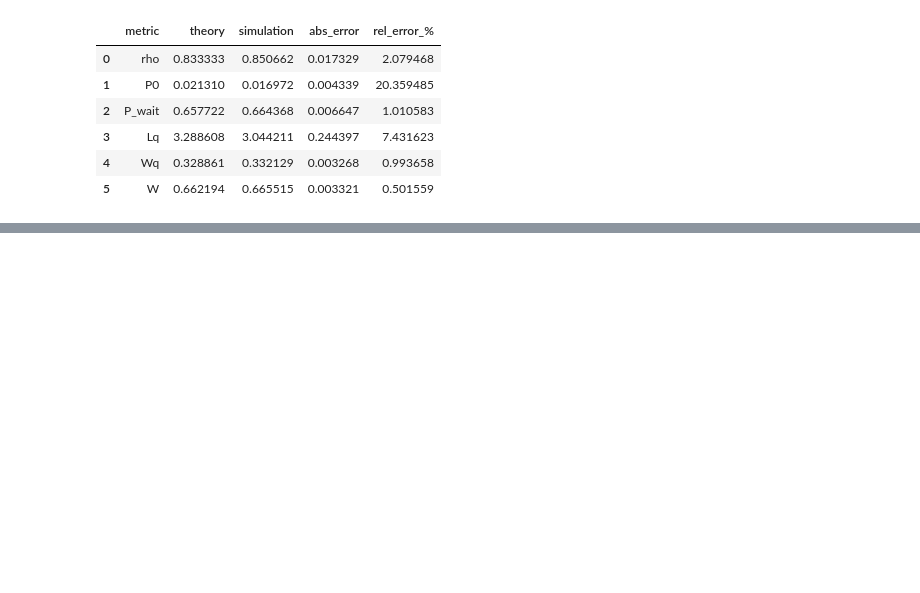
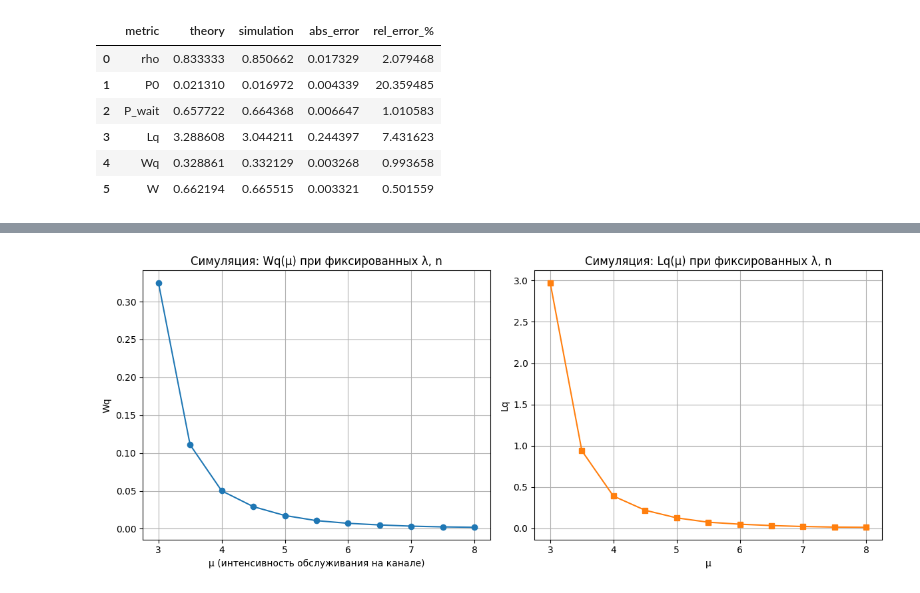
Before and after one commit to IlyaAGL/serv1, a Jupyter notebook: lab2.ipynb, the cells around one changed output, grey strips where cells are left out. Cells and saved outputs as stored; diff of their text form; code cells hidden in the pictures; blank space fills up the shorter version.

```diff
--- a/lab2.ipynb
+++ b/lab2.ipynb
@@ -303,0 +365,30 @@ compare
+# %%
+mu_values_sim = np.linspace(2.0, 8.0, 13)
+
+rows_mu_sim = []
+for i, mu_i in enumerate(mu_values_sim):
+    if LAMBDA >= N_CHANNELS * float(mu_i):
+        continue
+
+    m_sim = simulate_mm_n_inf(
+        LAMBDA,
+        float(mu_i),
+        N_CHANNELS,
+        sim_time=sim_time_sweep,
+        warmup=warmup_sweep,
+        seed=200 + i,
+    )
+    rows_mu_sim.append(
+        {
+            "μ": float(mu_i),
+            "ρ": m_sim["rho"],
+            "P_wait": m_sim["P_wait"],
+            "Lq": m_sim["Lq"],
+            "Wq": m_sim["Wq"],
+            "W": m_sim["W"],
+            "served": m_sim["served"],
+        }
+    )
+
+df_sim_by_mu = pd.DataFrame(rows_mu_sim)
+df_sim_by_mu
@@ -303,0 +408,17 @@ compare
+# %%
+fig, ax = plt.subplots(1, 2, figsize=(12, 5))
+
+ax[0].plot(df_sim_by_mu["μ"], df_sim_by_mu["Wq"], "o-", label="Wq (сим)")
+ax[0].set_xlabel("μ (интенсивность обслуживания на канале)")
+ax[0].set_ylabel("Wq")
+ax[0].set_title("Симуляция: Wq(μ) при фиксированных λ, n")
+
+ax[1].plot(df_sim_by_mu["μ"], df_sim_by_mu["Lq"], "s-", color="C1", label="Lq (сим)")
+ax[1].set_xlabel("μ")
+ax[1].set_ylabel("Lq")
+ax[1].set_title("Симуляция: Lq(μ) при фиксированных λ, n")
+
+plt.tight_layout()
+plt.show()
+# %% [output]
+[figure, added]
```
Also changed, not shown: parts of 3 cells of this notebook.
